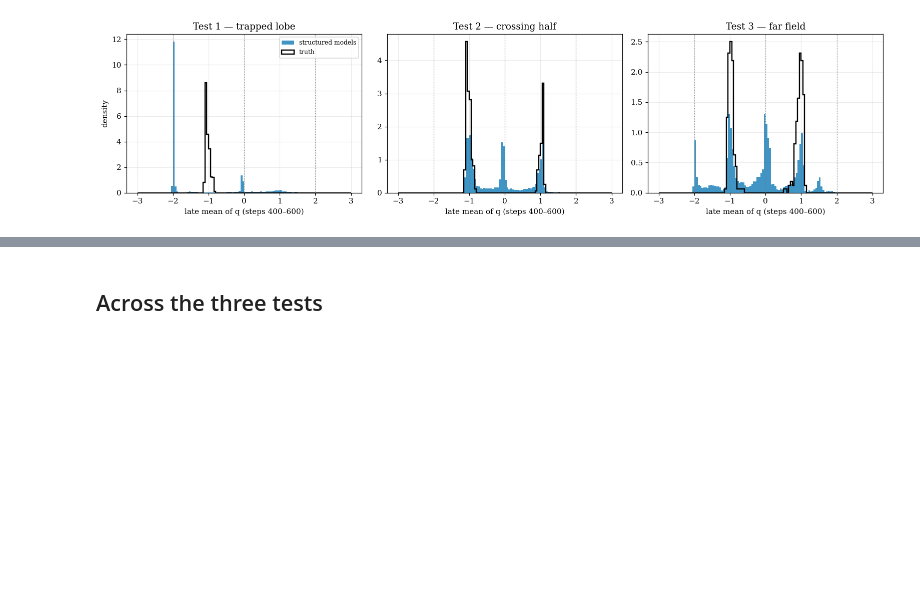
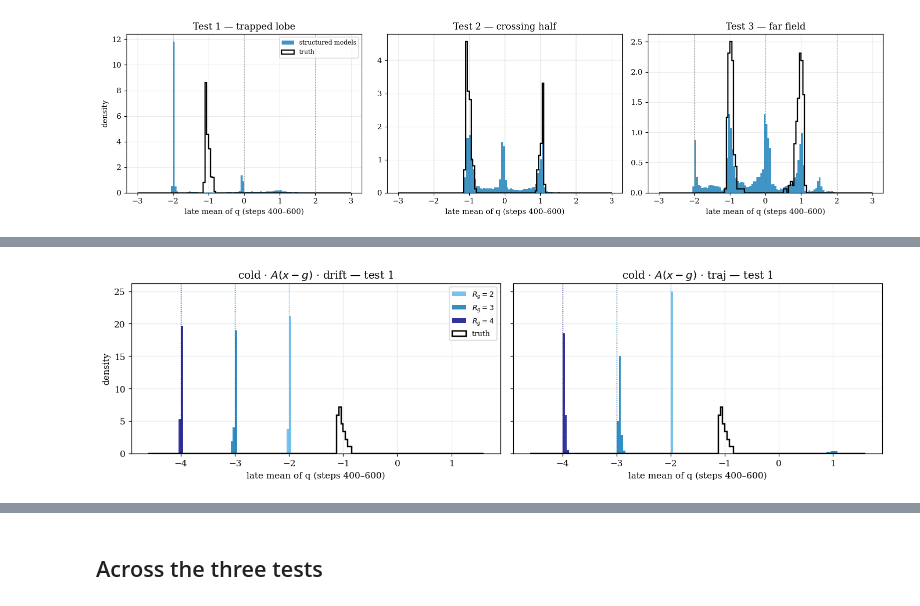
Before and after one commit to pnnl/FTNODE, a Jupyter notebook: FIM_OOD_analysis.ipynb, the cells around one changed output, grey strips where cells are left out. Cells and saved outputs as stored; diff of their text form; code cells hidden in the pictures; blank space fills up the shorter version.

```diff
--- a/FIM_OOD_analysis.ipynb
+++ b/FIM_OOD_analysis.ipynb
@@ -491,0 +512,18 @@ plt.tight_layout(); plt.show()
+# %%
+DIAG = ROOT / "runs/fim_ood_diag"
+fig, axes = plt.subplots(1, 2, figsize=(12.5, 3.6), sharey=True)
+edges = np.linspace(-4.6, 1.6, 156)
+rg_col = {2: "#56B4E9", 3: "#0072B2", 4: "#000080"}
+truth1 = TRUTH["trapped_lobe"][:, 400:].mean(1)
+for ax, cell in zip(axes, ["C2-drift", "C2-roll"]):
+    for g, col in rg_col.items():
+        P = np.concatenate([np.load(f)["qhat"] for f in sorted((DIAG / f"Rg{g}/trapped_lobe/{cell}").glob("seed*.npz"))])
+        late = P[:, 400:].astype(float).mean(1)
+        ax.hist(late, bins=edges, density=True, color=col, alpha=0.8, label=f"$R_g={g}$")
+        ax.axvline(-g, color=col, lw=0.9, ls=":")
+    ax.hist(truth1, bins=edges, density=True, histtype="step", color="k", lw=1.6, label="truth")
+    ax.set_title(f"{label(cell)} — test 1"); ax.set_xlabel("late mean of q (steps 400–600)")
+axes[0].set_ylabel("density"); axes[0].legend(fontsize=8)
+plt.tight_layout(); plt.show()
+# %% [output]
+[figure, added]
```
Also changed, not shown: parts of 19 cells of this notebook, 2 other files.
